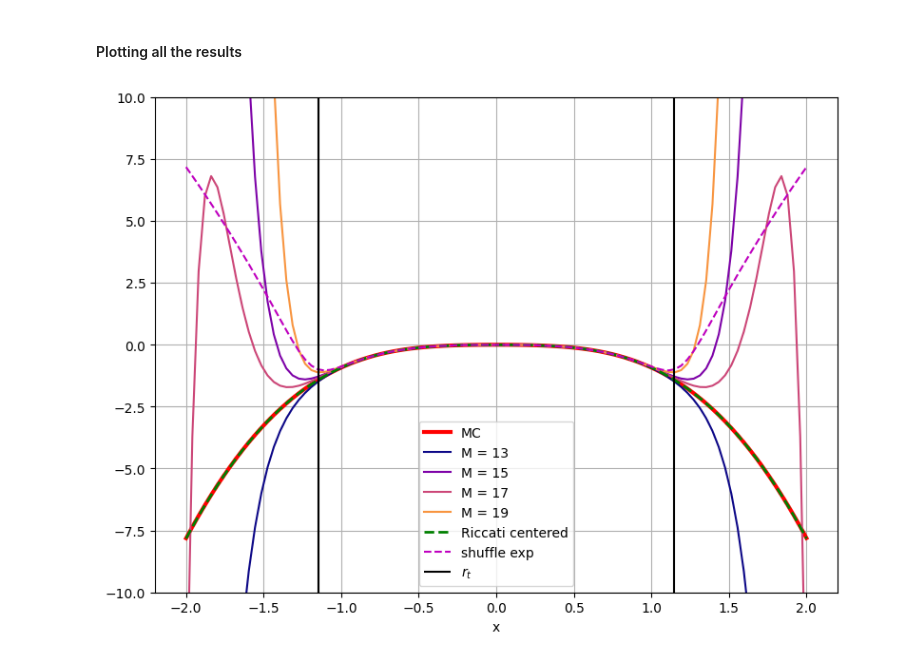
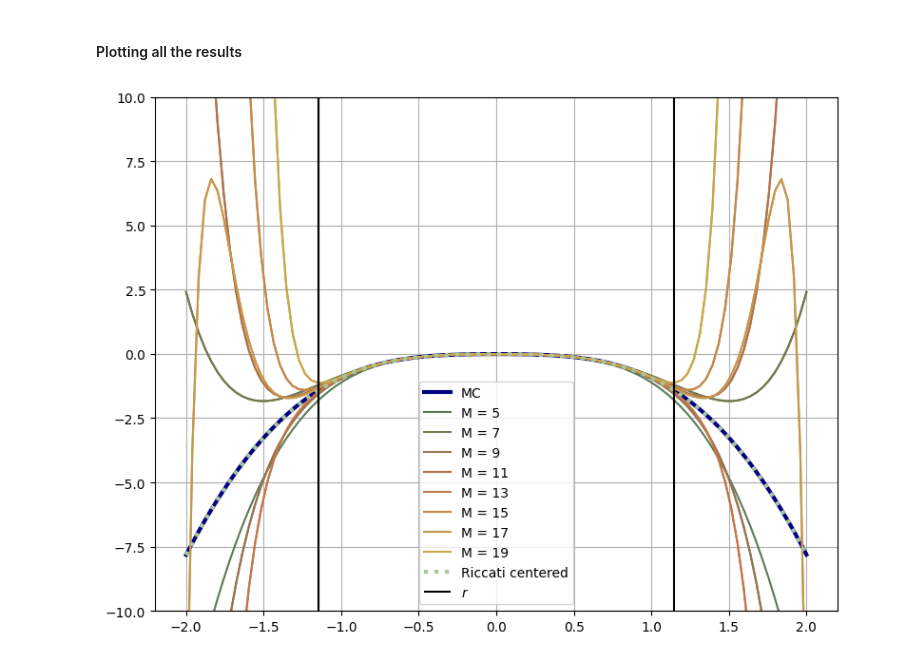
Before and after one commit to MrG1raffe/signature, a Jupyter notebook: notebooks/Chasse_aux_zéros.ipynb, the cells around one changed output. Cells and saved outputs as stored; diff of their text form; code cells hidden in the pictures.

Commit message:
Updated plots for the entire expansions

```diff
--- a/notebooks/Chasse_aux_zéros.ipynb
+++ b/notebooks/Chasse_aux_zéros.ipynb
@@ -20,7 +20,7 @@ plt.rcParams["figure.figsize"]        = ((1 + np.sqrt(5)) / 2 * 5, 5)
 plt.rcParams["figure.autolayout"]     = True
 plt.rcParams["patch.force_edgecolor"] = False
 plt.rcParams["axes.grid"]             = True
-plt.rcParams['axes.prop_cycle']       = matplotlib.cycler(color= ["#B56246", "#579F40", "#9A46B5", "#4699B5", "#B54662", "#D4A017", "#5b6c64", "#71074E", "#0033A0"])
+plt.rcParams['axes.prop_cycle']       = matplotlib.cycler(color=["#5C7B55", "#C0714A", "#C9A84C", "#A8C5A0", "#8B5A6B", "#4A5568"])
 # %% [markdown]
 ## 1. Looking at the function $f(z) = \mathbb{E}[\exp(-(z + W_T)^4)],\ z \in \mathbb{C}$
 
@@ -138,7 +138,7 @@ R
 # %% [markdown]
 ### First zero at $R \approx 1.15$... Let's solve the Riccati equation
 # %%
-T = 0.18
+T = 0.05
 # %%
 N = 19
 dim = 1
@@ -238,0 +210,11 @@ NameError: name 'psi_T' is not defined
+# %%
+
+u_trunc = N
+t_grid = np.linspace(0, T, 1000)
+u = ta.from_word(1111, trunc=u_trunc, dim=1) * (u_coef)
+
+step_fun = step_fun_pece # step_fun_euler
+
+psi = ode_solver_traj(fun=ode_fun, step_fun=step_fun, t_grid=t_grid, init=u, args=args)
+psi_T = psi.subsequence([-1,])
+print(np.exp(psi_T[0]), np.abs(np.exp(psi_T[0]) - cf_quad[-1]))
@@ -363,34 +409,51 @@ for i, u_x in enumerate(u_left_proj_x_arr):
 shuffle_exp_psi = ta.shuffle_exp(psi_T, shuffle_table)
 # %%
 norm = matplotlib.colors.Normalize(vmin=0, vmax=1)
-cmap = plt.cm.plasma
+hex_colors = ["#5C7B55", "#C0714A", "#C9A84C"]
+cmap = LinearSegmentedColormap.from_list("custom", hex_colors)
 
 factorials = np.array([factorial(i) for i in range(N + 1)])
 x_arr = (x_grid[None, :] ** np.arange(N + 1)[:, None]) / factorials[:, None]
 
 fig, ax = plt.subplots(figsize=(8, 6))
 
-ax.plot(x_grid, np.log(cf_mc), "r", label="MC", lw=3)
+ax.plot(x_grid, np.log(cf_mc), "-", color="navy", label="MC", lw=3)
 
-ran = np.arange(N-6, N+1, 2)
-L = len(ran)
-for i, trunc in enumerate(ran):
-    ax.plot(x_grid, np.real(psi_T.array[:trunc + 1] @ x_arr[:trunc + 1]), label=f"M = {trunc}", color=cmap(norm(i / L)))
-ax.set_xlabel("x")
+# ran = np.arange(N-6, N+1, 2)
+# L = len(ran)
+# for i, trunc in enumerate(ran):
+#     ax.plot(x_grid, np.real(psi_T.array[:trunc + 1] @ x_arr[:trunc + 1]), label=f"M = {trunc}", color=cmap(norm(i / L)))
+# ax.set_xlabel("x")
 
-ax.plot(x_grid, psi_centered_arr, "g--", label="Riccati centered", lw=2)
 
-ax.plot(x_grid, np.log(shuffle_exp_psi.array @ x_arr), "m--", label="shuffle exp")
+truncations = np.arange(5, N + 1)
+L = len(truncations)
+
+# How often to show a legend label (tune this to taste)
+label_every = max(1, L // 6)
+
+for i, trunc in enumerate(truncations):
+    color = custom_cmap(norm(i / max(L - 1, 1)))
+    # Only label every Nth line; others get _nolegend_
+    label = f"M = {trunc}" if i % label_every == 0 or i == L - 1 else "_nolegend_"
+    ax.plot(x_grid, np.real(psi_T.array[:trunc + 1] @ x_arr[:trunc + 1]),
+            label=label, color=color)
+
+
+
+ax.plot(x_grid, psi_centered_arr, ls=":", label="Riccati centered", color="#A8C5A0", lw=3)
+
+# ax.plot(x_grid, np.log(shuffle_exp_psi.array @ x_arr), "m--", label="shuffle exp")
 
 y_lim_1, y_lim_2 = -10, 10
 
-ax.vlines(R, y_lim_1, y_lim_2, "k", label="$r_t$")
+ax.vlines(R, y_lim_1, y_lim_2, "k", label="$r$")
 ax.vlines(-R, y_lim_1, y_lim_2, "k")
 
 ax.set_ylim([y_lim_1, y_lim_2])
 ax.legend()
 
 fig.tight_layout()
-plt.savefig("images/riccati_zeros/psi_series.pdf", format="pdf", transparent=True)
+plt.savefig("images/riccati_zeros/psi_series_recentered.pdf", format="pdf", transparent=True)
 # %% [output]
-[figure, old version]
+[figure, new version]
```
Also changed, not shown: parts of 10 cells of this notebook, 3 other files.
